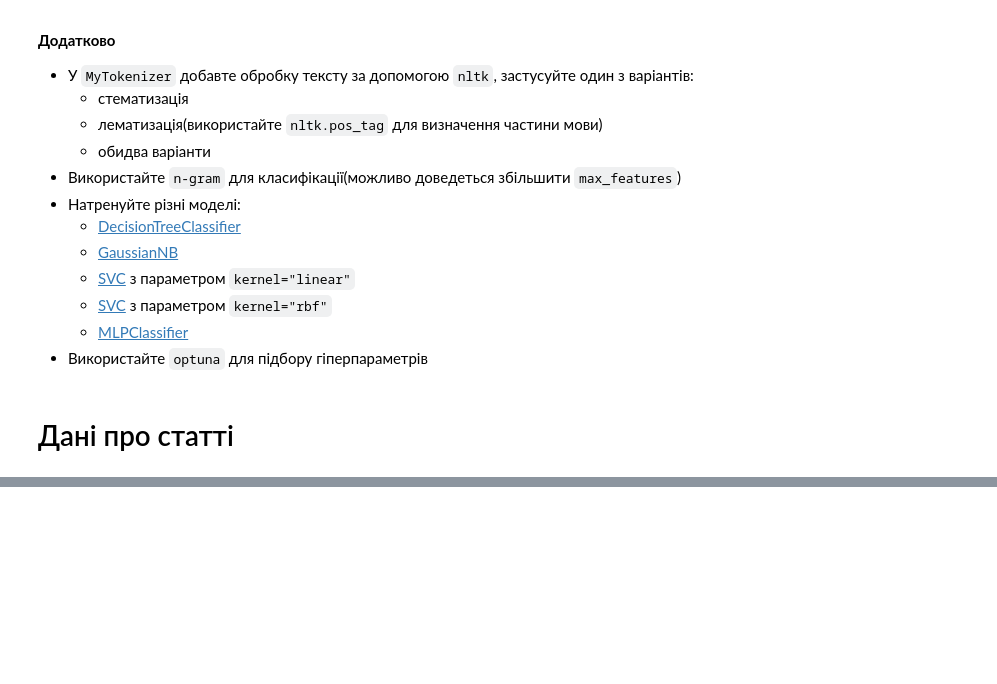
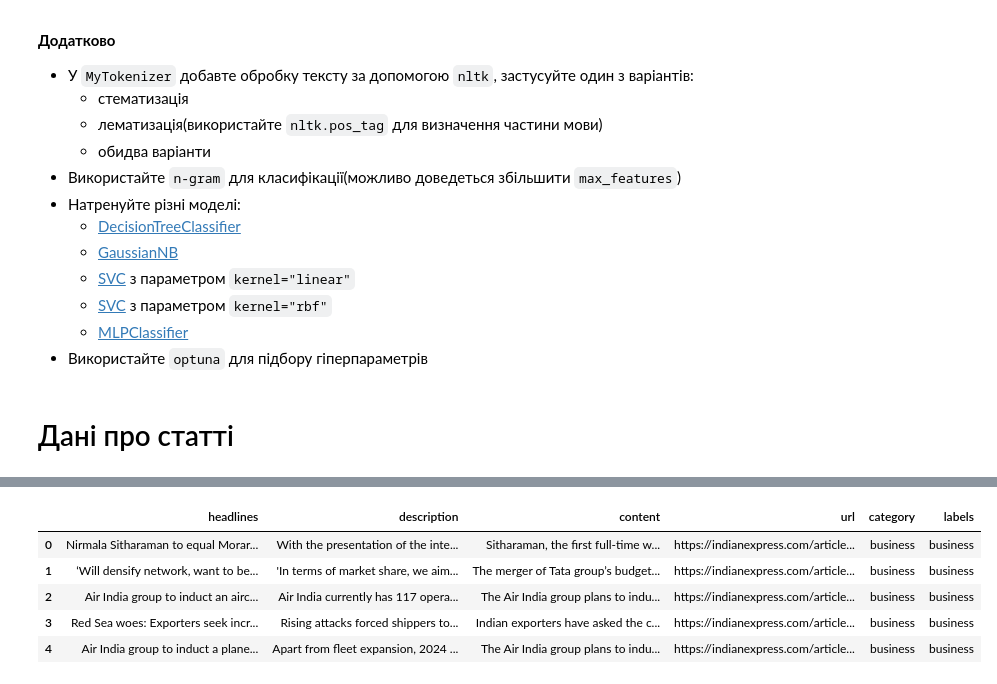
Before and after one commit to HromovAndrey/II_mood_6_part_3, a Jupyter notebook: Практика_text_classification2.ipynb, the cells around one changed output, grey strips where cells are left out. Drawn from its saved outputs; the diff is of its cells as text; code cells hidden in the pictures; blank space fills up the shorter version.

```diff
--- a/Практика_text_classification2.ipynb
+++ b/Практика_text_classification2.ipynb
@@ -66,3 +89,14 @@ df2['labels'] = 'education'
 df3['labels'] = 'entertainment'
 df4['labels'] = 'sports'
 df5['labels'] = 'technology'
+# %%
+df = pd.concat([df1, df2, df3, df4, df5], ignore_index=True)
+# %%
+df.head()
+# %% [output]
+|  | headlines | description | content | url | category | labels |
+| 0 | Nirmala Sitharaman to equal Morar... | With the presentation of the inte... | Sitharaman, the first full-time w... | https://indianexpress.com/article... | business | business |
+| 1 | ‘Will densify network, want to be... | 'In terms of market share, we aim... | The merger of Tata group’s budget... | https://indianexpress.com/article... | business | business |
+| 2 | Air India group to induct an airc... | Air India currently has 117 opera... | The Air India group plans to indu... | https://indianexpress.com/article... | business | business |
+| 3 | Red Sea woes: Exporters seek incr... | Rising attacks forced shippers to... | Indian exporters have asked the c... | https://indianexpress.com/article... | business | business |
+| 4 | Air India group to induct a plane... | Apart from fleet expansion, 2024 ... | The Air India group plans to indu... | https://indianexpress.com/article... | business | business |
```
Also changed, not shown: parts of 9 cells of this notebook.
